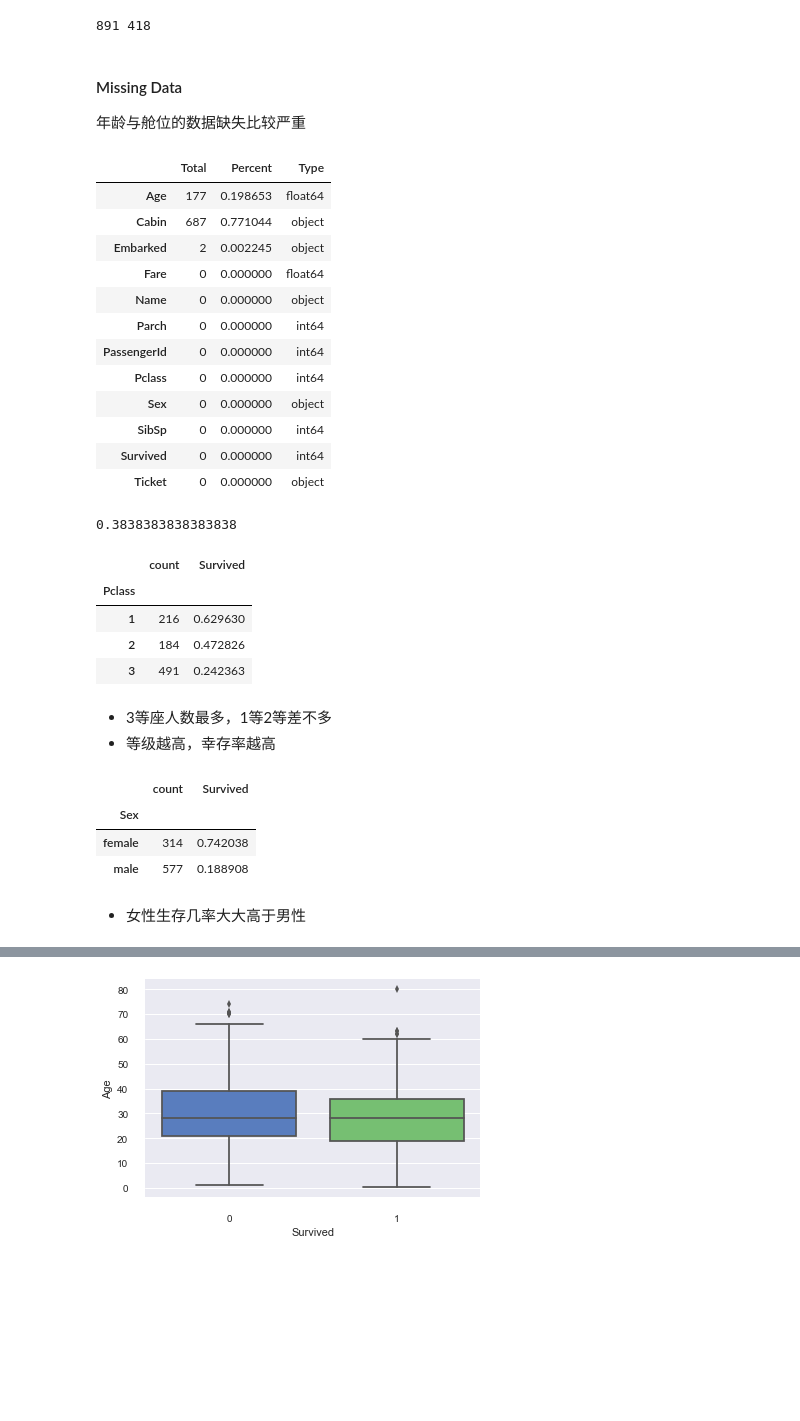
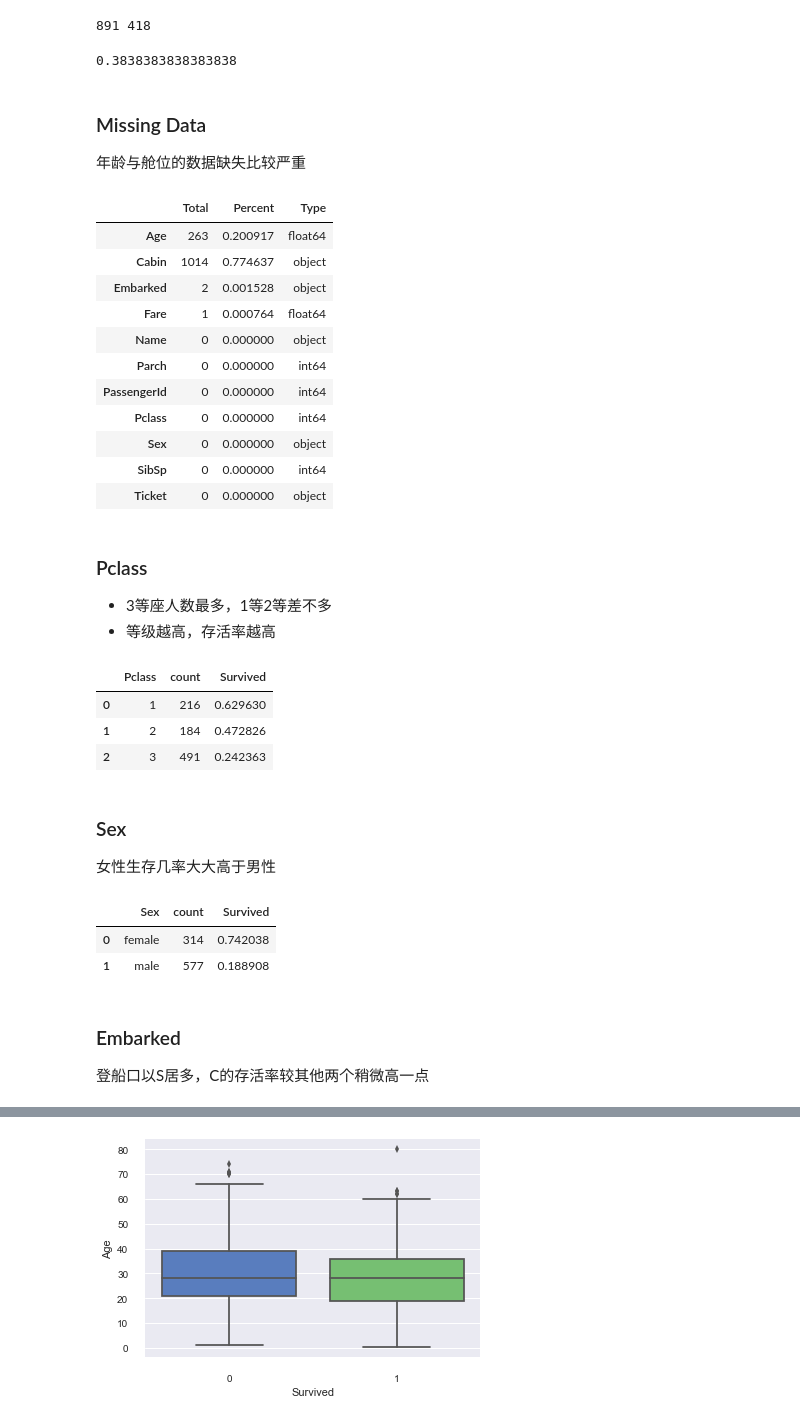
Before and after one commit to hidejxz/hidejxz, a Jupyter notebook: docs/source/case/titanic.ipynb, the cells around one changed output, grey strips where cells are left out. Saved outputs shown, nothing was run; the diff lists cells and outputs as text; code cells hidden in the pictures; blank space fills up the shorter version.

```diff
--- a/docs/source/case/titanic.ipynb
+++ b/docs/source/case/titanic.ipynb
@@ -44,55 +45,58 @@ print(train.shape[0],test.shape[0])
 # %% [output]
 891 418
+# %%
+train['Survived'].mean() #平均存活率38.4%
+# %% [output]
+0.3838383838383838
 # %% [markdown]
-#### Missing Data
+### Missing Data
 年龄与舱位的数据缺失比较严重
 # %%
-total = train.isnull().sum().sort_values(ascending=False)
-percent = (train.isnull().sum()/train.isnull().count()).sort_values(ascending=False)
-Type = train.dtypes
-pd.concat([total,percent,Type], axis=1, keys=['Total', 'Percent','Type'])
+total = all_data.drop(['Survived'],axis=1).isnull().sum().sort_values(ascending=False)
+percent = (all_data.drop(['Survived'],axis=1).isnull().sum()/all_data.drop(['Survived'],axis=1).isnull().count()).sort_values(ascending=False)
+Type = all_data.drop(['Survived'],axis=1).dtypes
+pd.concat([total,percent,Type], axis=1, keys=['Total','Percent','Type'])
 # %% [output]
 |  | Total | Percent | Type |
-| Age | 177 | 0.198653 | float64 |
-| Cabin | 687 | 0.771044 | object |
-| Embarked | 2 | 0.002245 | object |
-| Fare | 0 | 0.000000 | float64 |
+| Age | 263 | 0.200917 | float64 |
+| Cabin | 1014 | 0.774637 | object |
+| Embarked | 2 | 0.001528 | object |
+| Fare | 1 | 0.000764 | float64 |
 | Name | 0 | 0.000000 | object |
 | Parch | 0 | 0.000000 | int64 |
 | PassengerId | 0 | 0.000000 | int64 |
 | Pclass | 0 | 0.000000 | int64 |
 | Sex | 0 | 0.000000 | object |
 | SibSp | 0 | 0.000000 | int64 |
-| Survived | 0 | 0.000000 | int64 |
 | Ticket | 0 | 0.000000 | object |
-# %%
-train['Survived'].mean()
-# %% [output]
-0.3838383838383838
+# %% [markdown]
+### Pclass
+
+* 3等座人数最多，1等2等差不多
+* 等级越高，存活率越高
 # %%
-survived = train[['Pclass','Survived']].groupby(['Pclass']).mean()
-count = train[['Pclass','Survived']].groupby(['Pclass']).count()
-count.columns = ['count']
-pd.concat([count,survived], axis=1)
+survived = train[['Pclass','Survived']].groupby(['Pclass'],as_index=False).mean()
+count = train[['Pclass','Survived']].groupby(['Pclass'],as_index=False).count()
+count.columns = ['Pclass','count']
+pd.merge(count,survived,how = 'left', on=['Pclass'])
 # %% [output]
-|  | count | Survived |
-| Pclass |  |  |
-| 1 | 216 | 0.629630 |
-| 2 | 184 | 0.472826 |
-| 3 | 491 | 0.242363 |
+|  | Pclass | count | Survived |
+| 0 | 1 | 216 | 0.629630 |
+| 1 | 2 | 184 | 0.472826 |
+| 2 | 3 | 491 | 0.242363 |
-# %% [markdown]
-* 3等座人数最多，1等2等差不多
-* 等级越高，幸存率越高
+# %% [markdown]
+### Sex
+女性生存几率大大高于男性
 # %%
-survived = train[['Sex','Survived']].groupby(['Sex']).mean()
-count = train[['Sex','Survived']].groupby(['Sex']).count()
-count.columns = ['count']
-pd.concat([count,survived], axis=1)
+survived = train[['Sex','Survived']].groupby(['Sex'],as_index=False).mean()
+count = train[['Sex','Survived']].groupby(['Sex'],as_index=False).count()
+count.columns = ['Sex','count']
+pd.merge(count,survived,how = 'left', on=['Sex'])
 # %% [output]
-|  | count | Survived |
-| Sex |  |  |
-| female | 314 | 0.742038 |
-| male | 577 | 0.188908 |
+|  | Sex | count | Survived |
+| 0 | female | 314 | 0.742038 |
+| 1 | male | 577 | 0.188908 |
-# %% [markdown]
-* 女性生存几率大大高于男性
+# %% [markdown]
+### Embarked
+登船口以S居多，C的存活率较其他两个稍微高一点
 # %%
```
Also changed, not shown: parts of 30 cells of this notebook, 16 other files.
